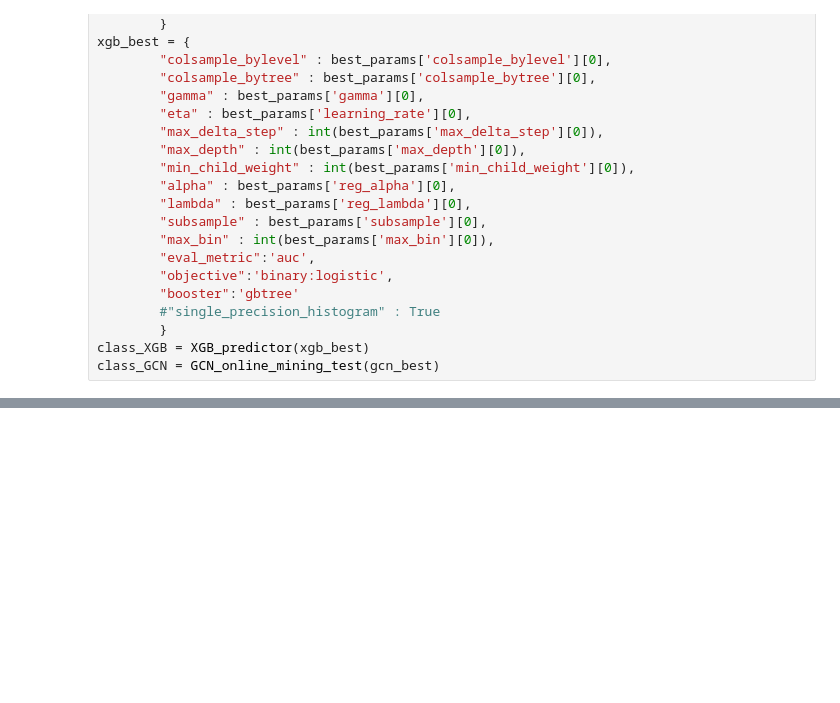
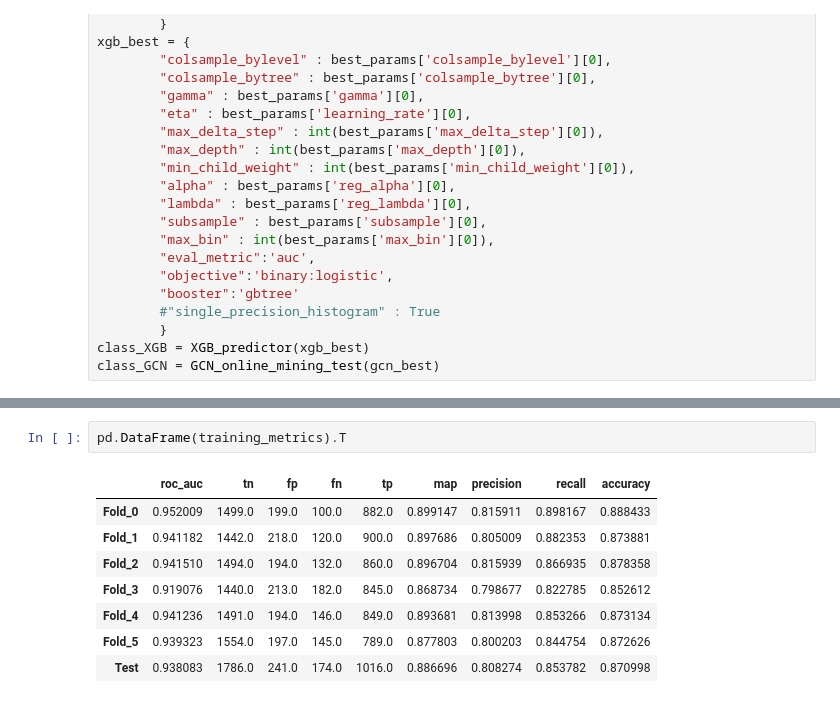
Before and after one commit to BioSysLab/kinase_binding, a Jupyter notebook: learning/hyper_opt_gcn_xgboost.ipynb, the cells around one changed output, grey strips where cells are left out. Cells and saved outputs as stored; diff of their text form; blank space fills up the shorter version.

```diff
--- a/learning/hyper_opt_gcn_xgboost.ipynb
+++ b/learning/hyper_opt_gcn_xgboost.ipynb
@@ -451,0 +402,11 @@ training_metrics
+# %%
+pd.DataFrame(training_metrics).T
+# %% [output]
+|  | roc_auc | tn | fp | fn | tp | map | precision | recall | accuracy |
+| Fold_0 | 0.952009 | 1499.0 | 199.0 | 100.0 | 882.0 | 0.899147 | 0.815911 | 0.898167 | 0.888433 |
+| Fold_1 | 0.941182 | 1442.0 | 218.0 | 120.0 | 900.0 | 0.897686 | 0.805009 | 0.882353 | 0.873881 |
+| Fold_2 | 0.941510 | 1494.0 | 194.0 | 132.0 | 860.0 | 0.896704 | 0.815939 | 0.866935 | 0.878358 |
+| Fold_3 | 0.919076 | 1440.0 | 213.0 | 182.0 | 845.0 | 0.868734 | 0.798677 | 0.822785 | 0.852612 |
+| Fold_4 | 0.941236 | 1491.0 | 194.0 | 146.0 | 849.0 | 0.893681 | 0.813998 | 0.853266 | 0.873134 |
+| Fold_5 | 0.939323 | 1554.0 | 197.0 | 145.0 | 789.0 | 0.877803 | 0.800203 | 0.844754 | 0.872626 |
+| Test | 0.938083 | 1786.0 | 241.0 | 174.0 | 1016.0 | 0.886696 | 0.808274 | 0.853782 | 0.870998 |
```
Also changed, not shown: parts of 12 cells of this notebook, 4 other files.
